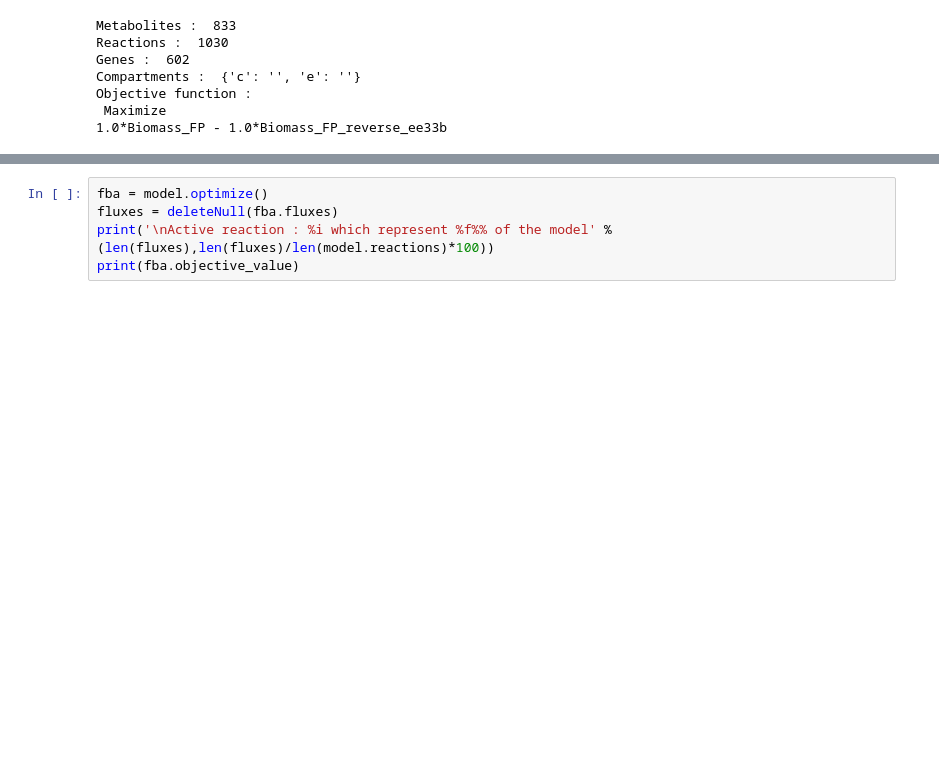
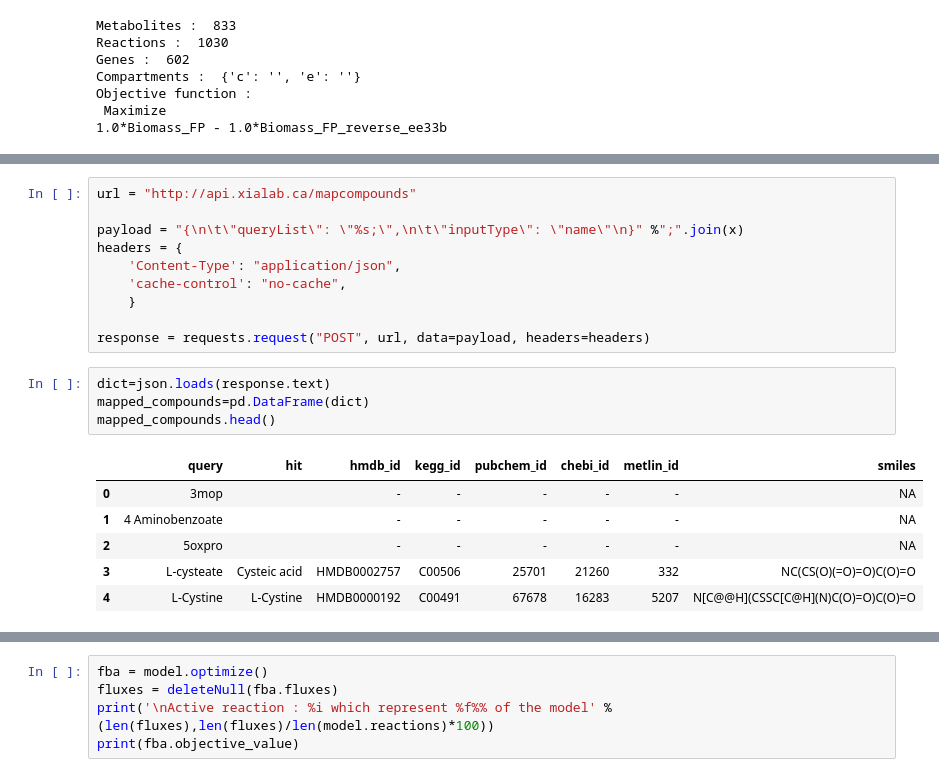
Before and after one commit to PrabJ/Flux_Balance_F_Prausnitzii, a Jupyter notebook: Metabolic_flux.ipynb, the cells around one changed output, grey strips where cells are left out. Drawn from its saved outputs; the diff is of its cells as text; blank space fills up the shorter version.

```diff
--- a/Metabolic_flux.ipynb
+++ b/Metabolic_flux.ipynb
@@ -25,0 +39,21 @@ Objective function :
+# %%
+url = "http://api.xialab.ca/mapcompounds"
+
+payload = "{\n\t\"queryList\": \"%s;\",\n\t\"inputType\": \"name\"\n}" %";".join(x)
+headers = {
+    'Content-Type': "application/json",
+    'cache-control': "no-cache",
+    }
+
+response = requests.request("POST", url, data=payload, headers=headers)
+# %%
+dict=json.loads(response.text)
+mapped_compounds=pd.DataFrame(dict)
+mapped_compounds.head()
+# %% [output]
+|  | query | hit | hmdb_id | kegg_id | pubchem_id | chebi_id | metlin_id | smiles |
+| 0 | 3mop |  | - | - | - | - | - | NA |
+| 1 | 4 Aminobenzoate |  | - | - | - | - | - | NA |
+| 2 | 5oxpro |  | - | - | - | - | - | NA |
+| 3 | L-cysteate | Cysteic acid | HMDB0002757 | C00506 | 25701 | 21260 | 332 | NC(CS(O)(=O)=O)C(O)=O |
+| 4 | L-Cystine | L-Cystine | HMDB0000192 | C00491 | 67678 | 16283 | 5207 | N[C@@H](CSSC[C@H](N)C(O)=O)C(O)=O |
```
Also changed, not shown: parts of 16 cells of this notebook, 1 other file.
